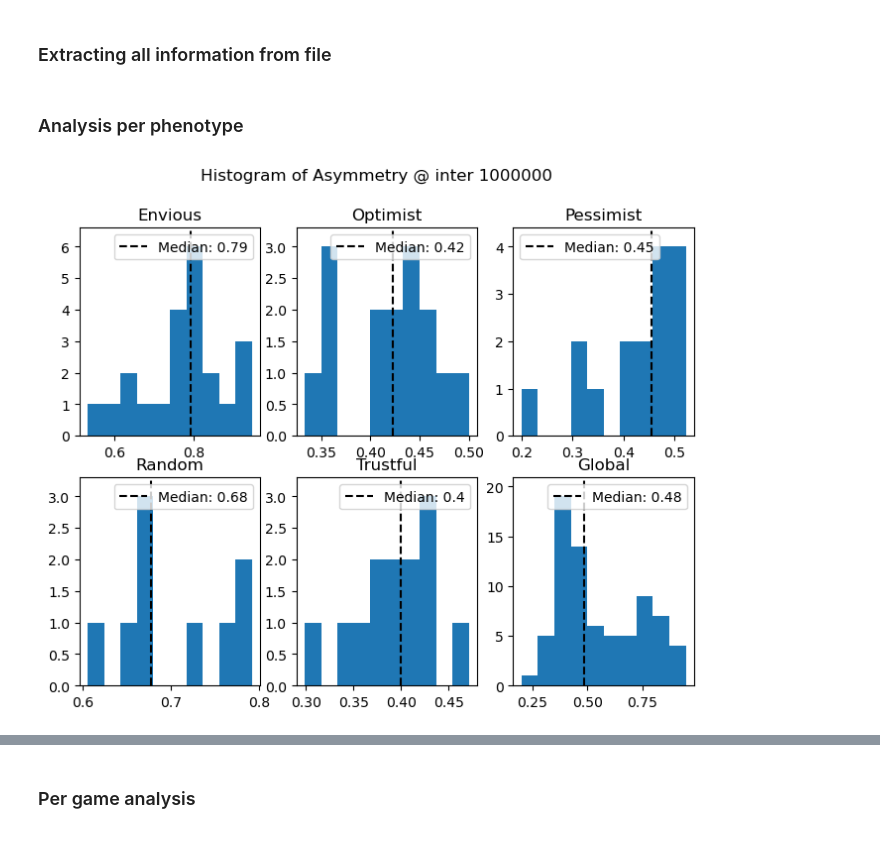
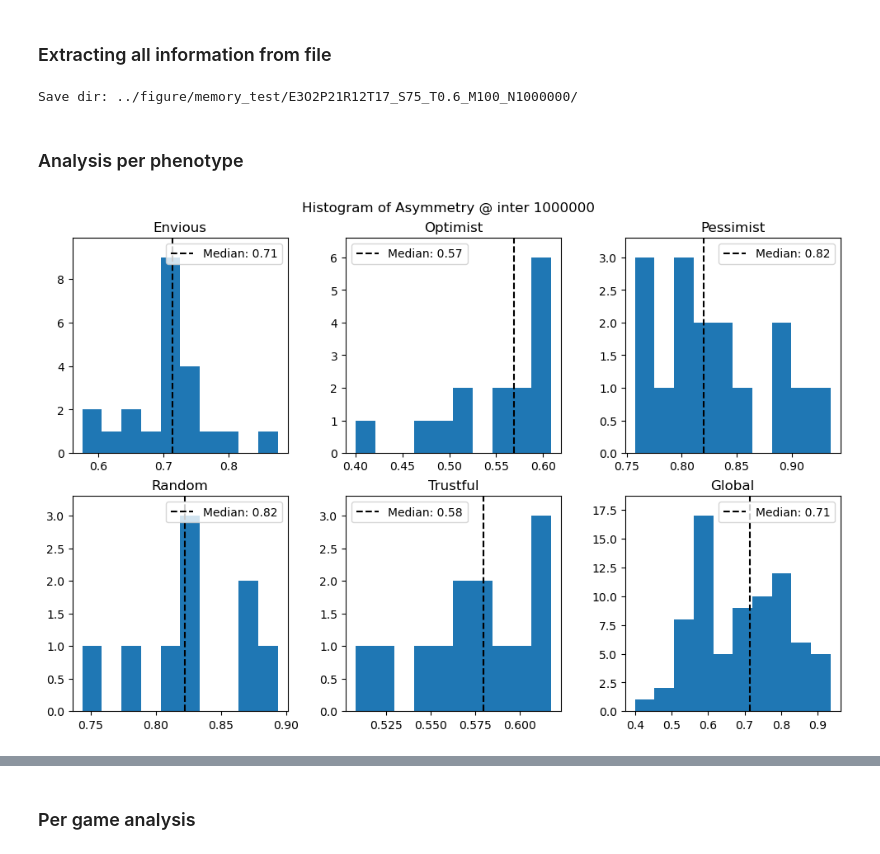
Before and after one commit to yuxuama/reinforcing_learning_social, a Jupyter notebook: notebook/last_analysis.ipynb, the cells around one changed output, grey strips where cells are left out. Saved outputs shown, nothing was run; the diff lists cells and outputs as text; code cells hidden in the pictures.

Commit message:
add transitivity measure + plot layout improvement

```diff
--- a/notebook/last_analysis.ipynb
+++ b/notebook/last_analysis.ipynb
@@ -17,10 +23,25 @@ import numpy as np
 # %% [markdown]
 ### Extracting all information from file
 # %%
-filepath = r"../out/E3O2P21R12T17_S75_T0.6_M1000_N1000000//E3O2P21R12T17_S75_T0.6_M1000_N1000000.h5"
+filepath = r"../out/memory_test/E3O2P21R12T17_S75_T0.6_M100_N1000000/E3O2P21R12T17_S75_T0.6_M100_N1000000.h5"
 adj_matrices, parameters = extract_all_info_from_hdf5(filepath)
 niter = parameters["Number of interaction"]
 phenotype_table = get_phenotype_table_from_parameters(parameters)
+save = False
+save_prefix = "../figure/memory_test/"
+temp = filepath.split("/")[-1]
+name_from_path = ""
+for i in range(len(temp)):
+    if i == len(temp) - 3:
+        break
+    name_from_path += temp[i]
+save_prefix += name_from_path + "/"
+print("Save dir:", save_prefix)
+#plt.rcParams.update({"text.usetex": True})
+if save:
+    os.makedirs(save_prefix, exist_ok=True)
+# %% [output]
+Save dir: ../figure/memory_test/E3O2P21R12T17_S75_T0.6_M100_N1000000/
 # %%
 local_dt = Dataset('local')
 local_dt.init_with_matrices(adj_matrices, parameters, niter)
@@ -28,8 +49,11 @@ local_dt.init_with_matrices(adj_matrices, parameters, niter)
 ### Analysis per phenotype
 # %%
 plot_hist_by_phenotype(local_dt, "Asymmetry")
-plt.show()
+if save:
+    plt.savefig(save_prefix + "Assymetry.png")
+else:
+    plt.show()
 # %% [output]
-[figure, old version]
+[figure, new version]
 # %%
 plot_hist_by_phenotype(local_dt, 'Eta')
```
Also changed, not shown: parts of 19 cells of this notebook, 8 other files.
